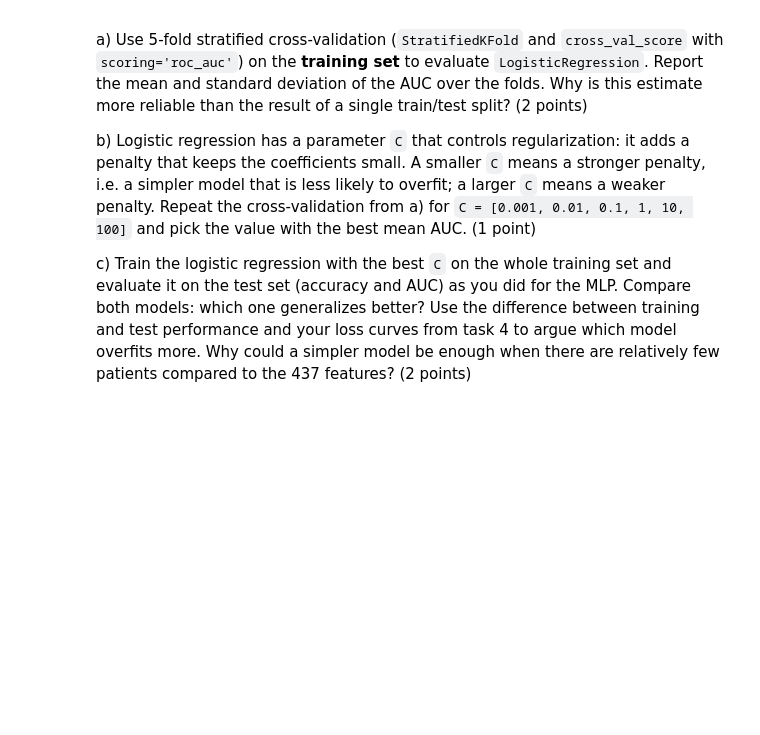
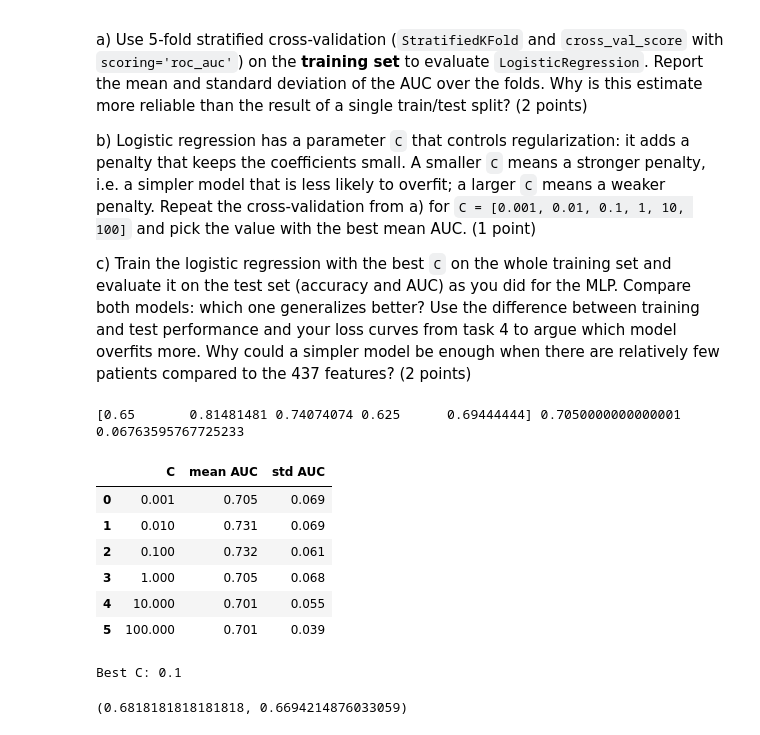
Before and after one commit to Kjescha0/BKIM, a Jupyter notebook: Exercise 2/Exercise_2_v2.ipynb, the cells around one changed output. Drawn from its saved outputs; the diff is of its cells as text; code cells hidden in the pictures; blank space fills up the shorter version.

```diff
--- a/Exercise 2/Exercise_2_v2.ipynb
+++ b/Exercise 2/Exercise_2_v2.ipynb
@@ -309,2 +312,38 @@ c) Train the logistic regression with the best `C` on the whole training set and
+# %%
+# a) Cross-validation of the logistic regression classifier
+X_tr, y_tr = X_train.numpy(), y_train.numpy()
+X_te, y_te = X_test.numpy(), y_test.numpy()
+
+cv = StratifiedKFold(n_splits=5, shuffle=True, random_state=42)
+scores = cross_val_score(LogisticRegression(max_iter=5000), X_tr, y_tr, cv=cv, scoring='roc_auc')
+print(scores, scores.mean(), scores.std())
+# %% [output]
+[0.65       0.81481481 0.74074074 0.625      0.69444444] 0.7050000000000001 0.06763595767725233
+# %%
+# b) Choose C with cross-validation
+Cs = [0.001, 0.01, 0.1, 1, 10, 100]
+cv_results = []
+for C in Cs:
+    s = cross_val_score(LogisticRegression(C=C, max_iter=5000), X_tr, y_tr, cv=cv, scoring='roc_auc')
+    cv_results.append({'C': C, 'mean AUC': s.mean(), 'std AUC': s.std()})
+cv_results = pd.DataFrame(cv_results)
+display(cv_results.round(3))
+
+best_C = cv_results.loc[cv_results['mean AUC'].idxmax(), 'C']
+print("Best C:", best_C)
+# %% [output]
+|  | C | mean AUC | std AUC |
+| 0 | 0.001 | 0.705 | 0.069 |
+| 1 | 0.010 | 0.731 | 0.069 |
+| 2 | 0.100 | 0.732 | 0.061 |
+| 3 | 1.000 | 0.705 | 0.068 |
+| 4 | 10.000 | 0.701 | 0.055 |
+| 5 | 100.000 | 0.701 | 0.039 |
+Best C: 0.1
 # %%
 # c) Train the final logistic regression classifier, evaluate it on the test set and compare to MLP
+logreg = LogisticRegression(C=best_C, max_iter=5000).fit(X_tr, y_tr)
+lr_proba = logreg.predict_proba(X_te)[:, 1]
+accuracy_score(y_te, logreg.predict(X_te)), roc_auc_score(y_te, lr_proba)
+# %% [output]
+(0.6818181818181818, 0.6694214876033059)
```
Also changed, not shown: parts of 7 cells of this notebook.
